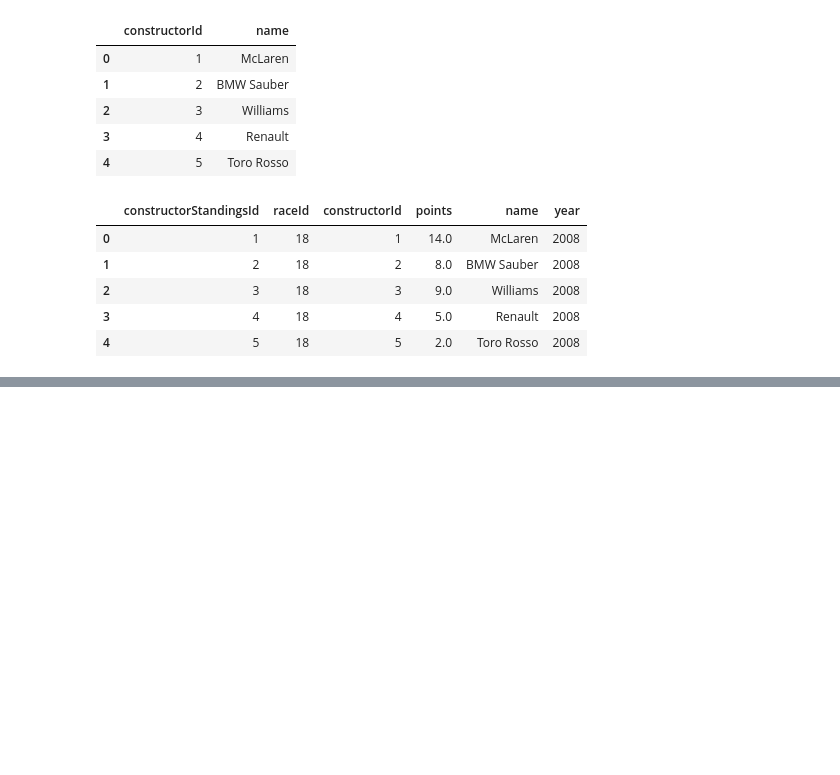
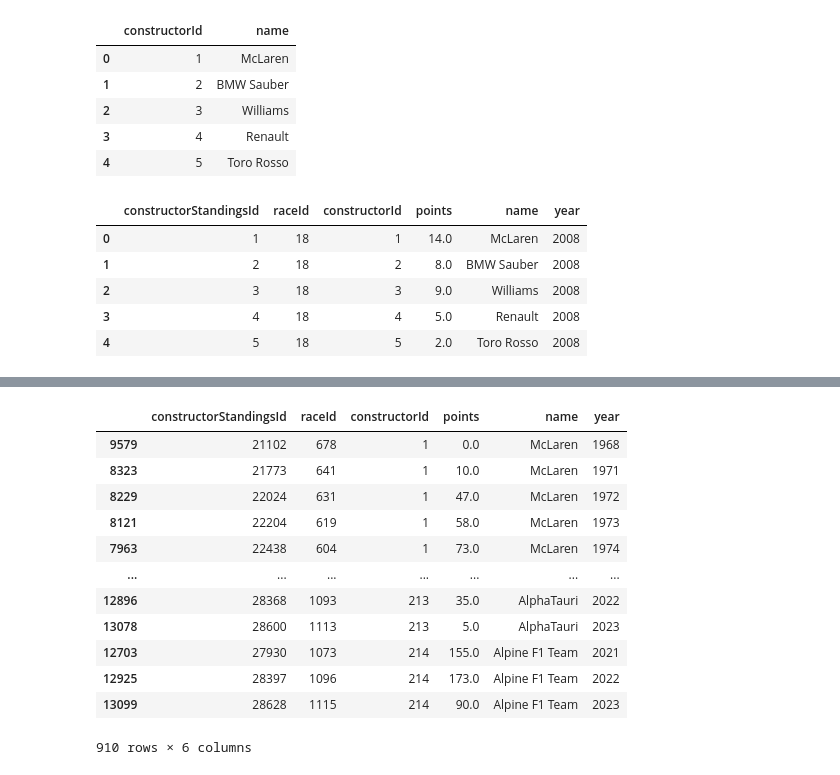
Before and after one commit to MacBeth-M/Capstone, a Jupyter notebook: DNF.ipynb, the cells around one changed output, grey strips where cells are left out. Drawn from its saved outputs; the diff is of its cells as text; code cells hidden in the pictures; blank space fills up the shorter version.

```diff
--- a/DNF.ipynb
+++ b/DNF.ipynb
@@ -404,0 +401,18 @@ filtered_df
+# %%
+idx = final_df.groupby(['constructorId', 'year'])['points'].idxmax()
+result_df = final_df.loc[idx]
+result_df
+# %% [output]
+|  | constructorStandingsId | raceId | constructorId | points | name | year |
+| 9579 | 21102 | 678 | 1 | 0.0 | McLaren | 1968 |
+| 8323 | 21773 | 641 | 1 | 10.0 | McLaren | 1971 |
+| 8229 | 22024 | 631 | 1 | 47.0 | McLaren | 1972 |
+| 8121 | 22204 | 619 | 1 | 58.0 | McLaren | 1973 |
+| 7963 | 22438 | 604 | 1 | 73.0 | McLaren | 1974 |
+| ... | ... | ... | ... | ... | ... | ... |
+| 12896 | 28368 | 1093 | 213 | 35.0 | AlphaTauri | 2022 |
+| 13078 | 28600 | 1113 | 213 | 5.0 | AlphaTauri | 2023 |
+| 12703 | 27930 | 1073 | 214 | 155.0 | Alpine F1 Team | 2021 |
+| 12925 | 28397 | 1096 | 214 | 173.0 | Alpine F1 Team | 2022 |
+| 13099 | 28628 | 1115 | 214 | 90.0 | Alpine F1 Team | 2023 |
+910 rows × 6 columns
```
Also changed, not shown: parts of 5 cells of this notebook.
